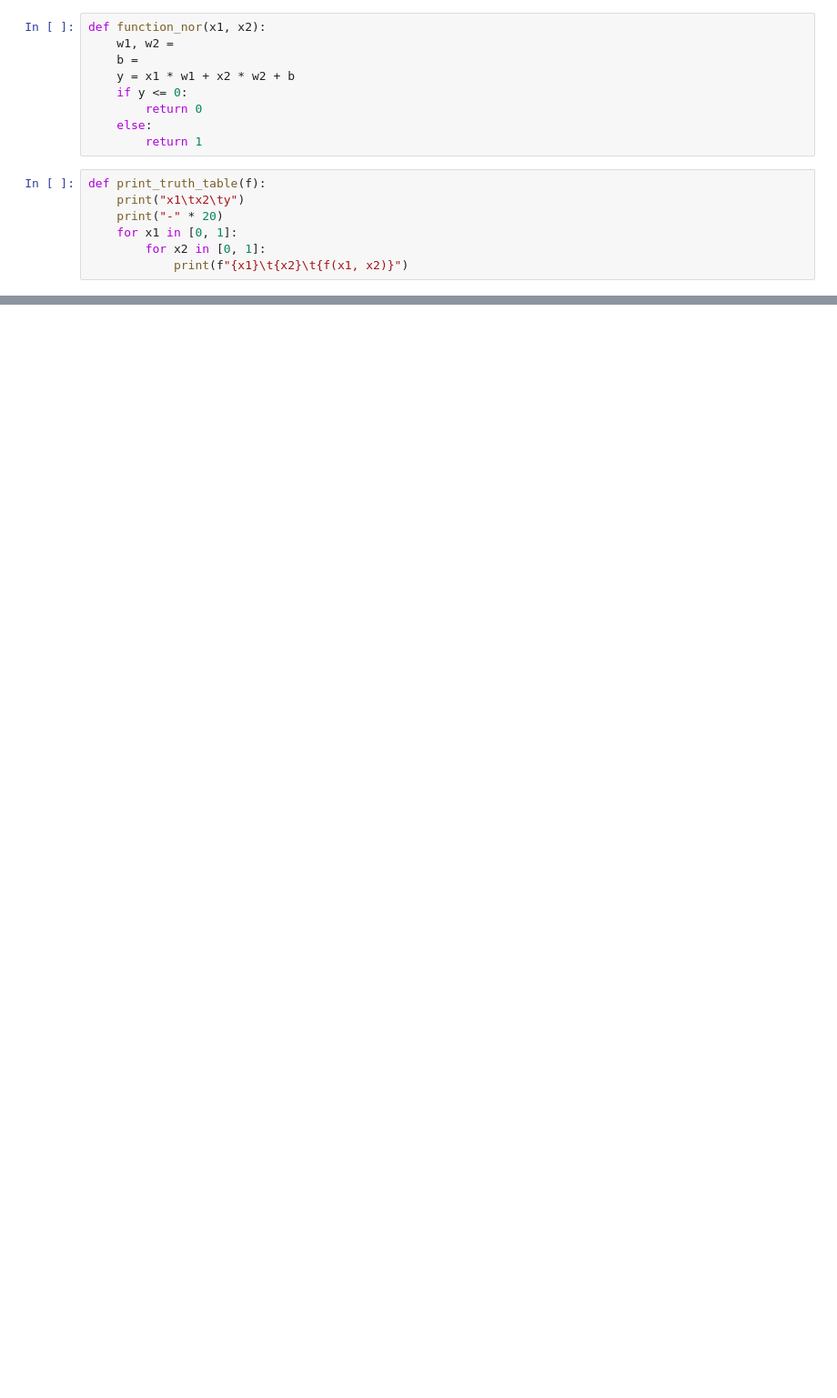
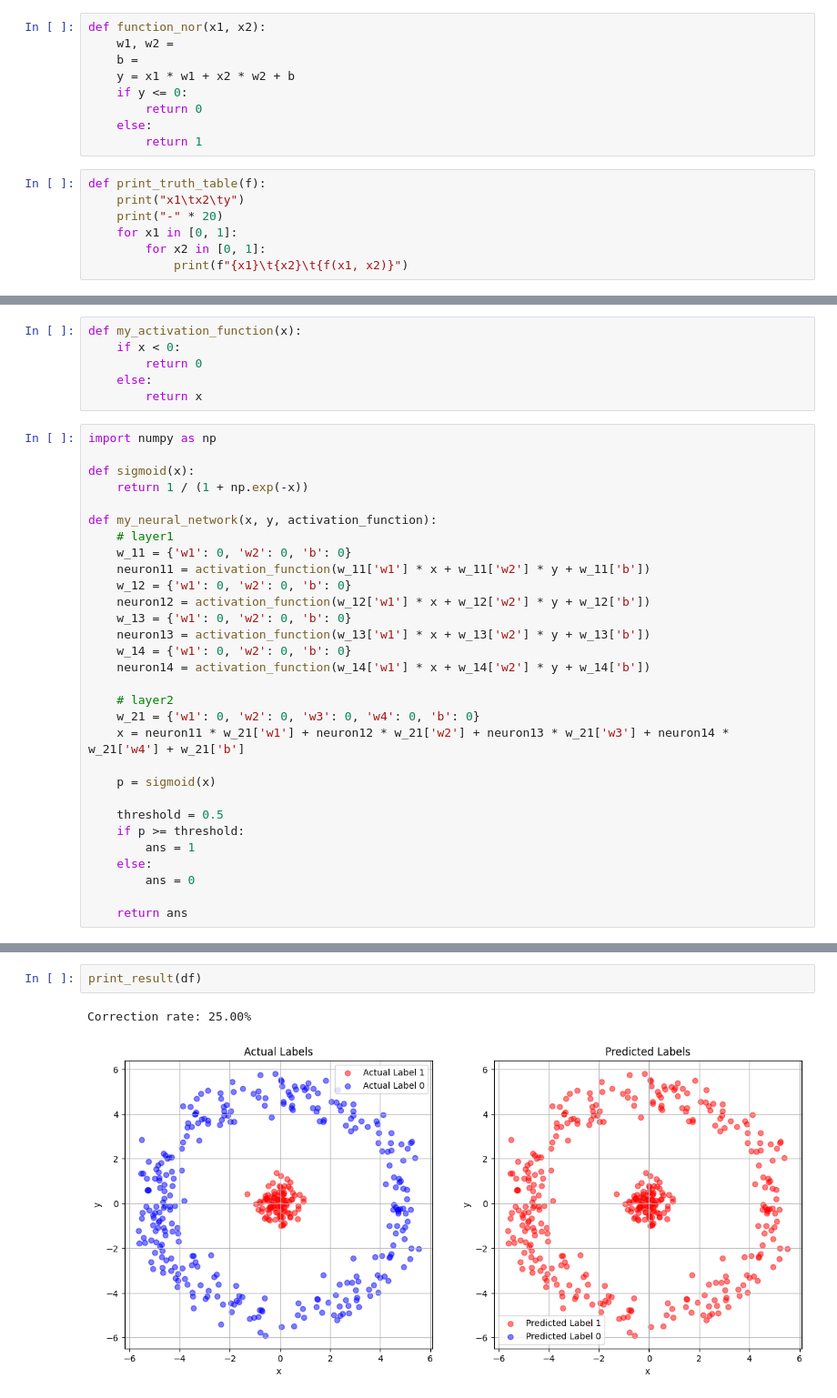
Before and after one commit to RyukiKuwahara/from-zero, a Jupyter notebook: from_zero_1_for_studnet.ipynb, the cells around one changed output, grey strips where cells are left out. Shown at 91% size. Drawn from its saved outputs; the diff is of its cells as text; blank space fills up the shorter version.

```diff
--- a/from_zero_1_for_studnet.ipynb
+++ b/from_zero_1_for_studnet.ipynb
@@ -90,0 +99,36 @@ x1      x2      y
+# %%
+def my_activation_function(x):
+    if x < 0:
+        return 0
+    else:
+        return x
+# %%
+import numpy as np
+
+def sigmoid(x):
+    return 1 / (1 + np.exp(-x))
+
+def my_neural_network(x, y, activation_function):
+    # layer1
+    w_11 = {'w1': 0, 'w2': 0, 'b': 0}
+    neuron11 = activation_function(w_11['w1'] * x + w_11['w2'] * y + w_11['b'])
+    w_12 = {'w1': 0, 'w2': 0, 'b': 0}
+    neuron12 = activation_function(w_12['w1'] * x + w_12['w2'] * y + w_12['b'])
+    w_13 = {'w1': 0, 'w2': 0, 'b': 0}
+    neuron13 = activation_function(w_13['w1'] * x + w_13['w2'] * y + w_13['b'])
+    w_14 = {'w1': 0, 'w2': 0, 'b': 0}
+    neuron14 = activation_function(w_14['w1'] * x + w_14['w2'] * y + w_14['b'])
+
+    # layer2
+    w_21 = {'w1': 0, 'w2': 0, 'w3': 0, 'w4': 0, 'b': 0}
+    x = neuron11 * w_21['w1'] + neuron12 * w_21['w2'] + neuron13 * w_21['w3'] + neuron14 * w_21['w4'] + w_21['b']
+
+    p = sigmoid(x)
+
+    threshold = 0.5
+    if p >= threshold:
+        ans = 1
+    else:
+        ans = 0
+
+    return ans
@@ -90,0 +179,5 @@ x1      x2      y
+# %%
+print_result(df)
+# %% [output]
+Correction rate: 25.00%
+[figure, added]
```
Also changed, not shown: parts of 7 cells of this notebook.
